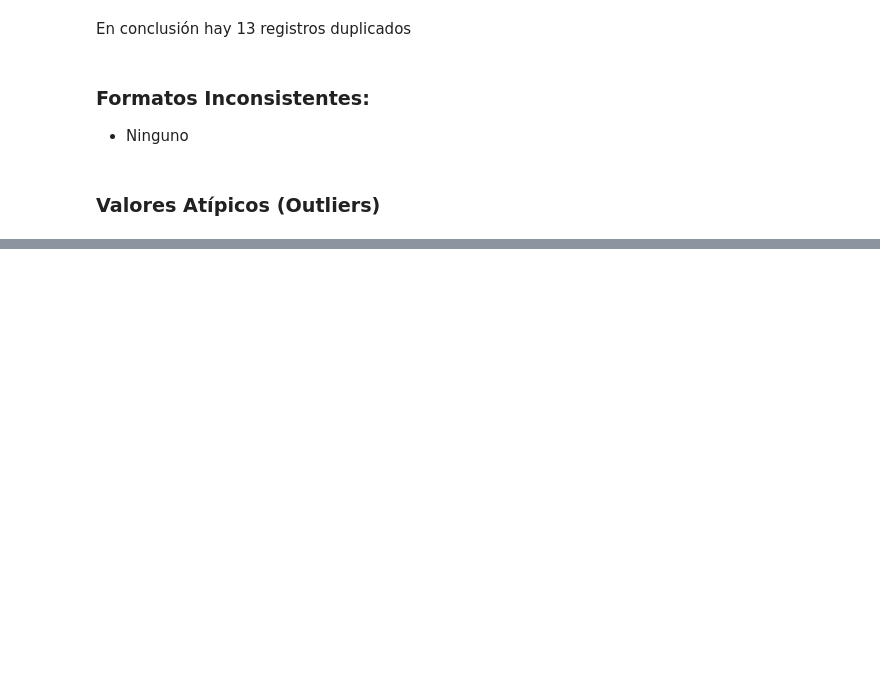
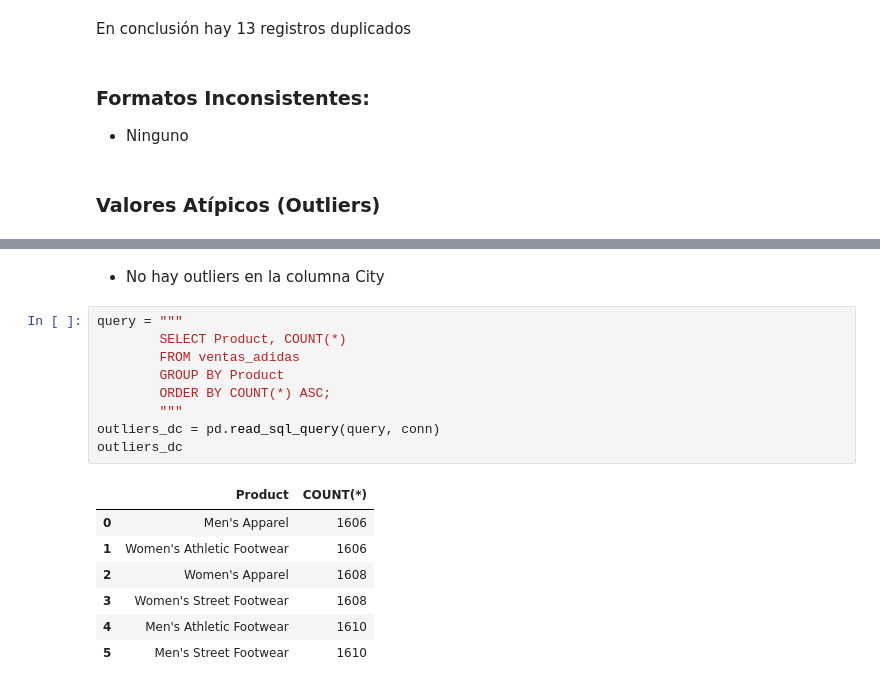
Before and after one commit to Dilmer-Rojas/Ventas_Adidas, a Jupyter notebook: notebooks/1.eda_rapido.ipynb, the cells around one changed output, grey strips where cells are left out. Cells and saved outputs as stored; diff of their text form; blank space fills up the shorter version.

```diff
--- a/notebooks/1.eda_rapido.ipynb
+++ b/notebooks/1.eda_rapido.ipynb
@@ -181,0 +253,19 @@ En conclusión hay 13 registros duplicados
+# %% [markdown]
+- No hay outliers en la columna City
+# %%
+query = """
+        SELECT Product, COUNT(*)
+        FROM ventas_adidas
+        GROUP BY Product
+        ORDER BY COUNT(*) ASC;
+        """
+outliers_dc = pd.read_sql_query(query, conn)
+outliers_dc
+# %% [output]
+|  | Product | COUNT(*) |
+| 0 | Men's Apparel | 1606 |
+| 1 | Women's Athletic Footwear | 1606 |
+| 2 | Women's Apparel | 1608 |
+| 3 | Women's Street Footwear | 1608 |
+| 4 | Men's Athletic Footwear | 1610 |
+| 5 | Men's Street Footwear | 1610 |
```
Also changed, not shown: parts of 14 cells of this notebook.
